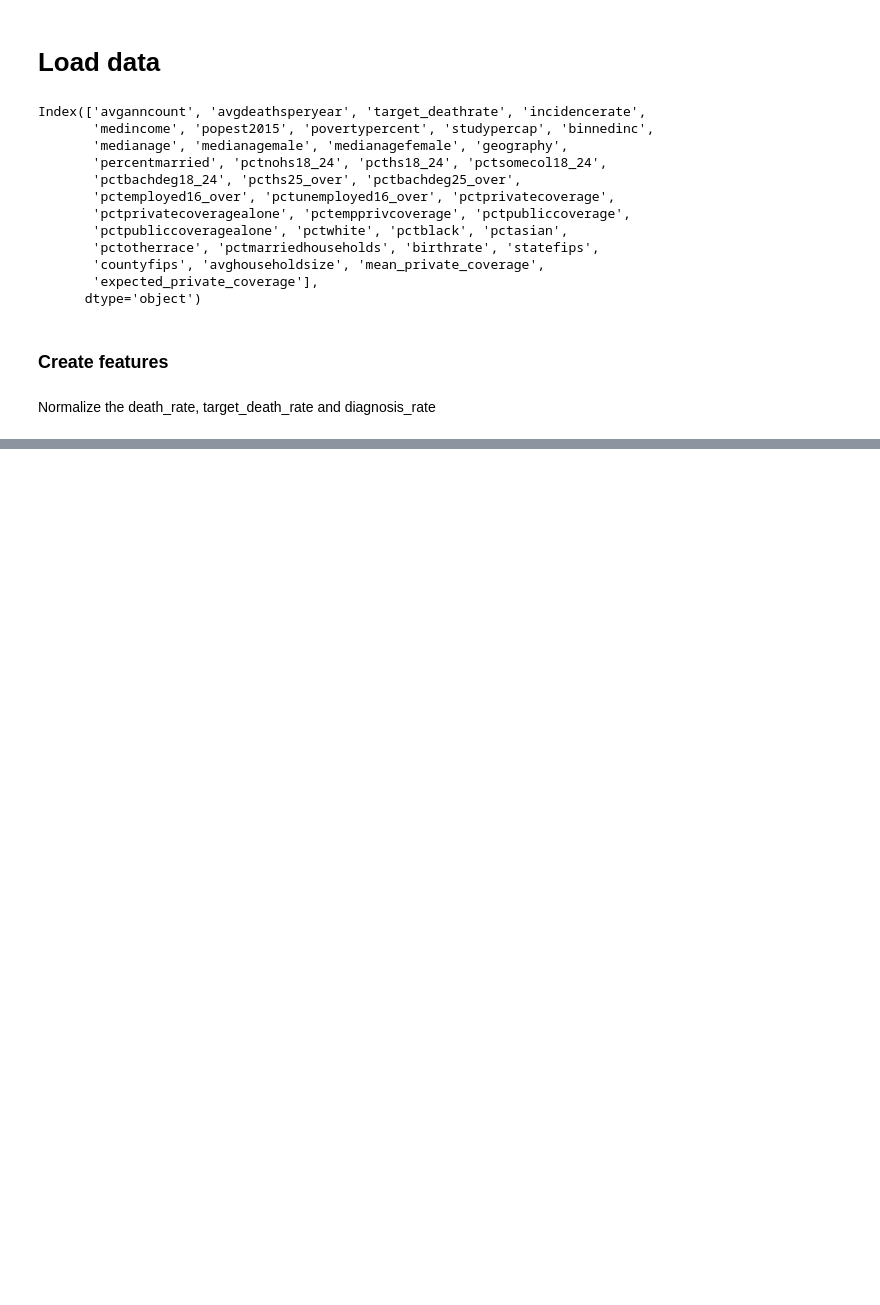
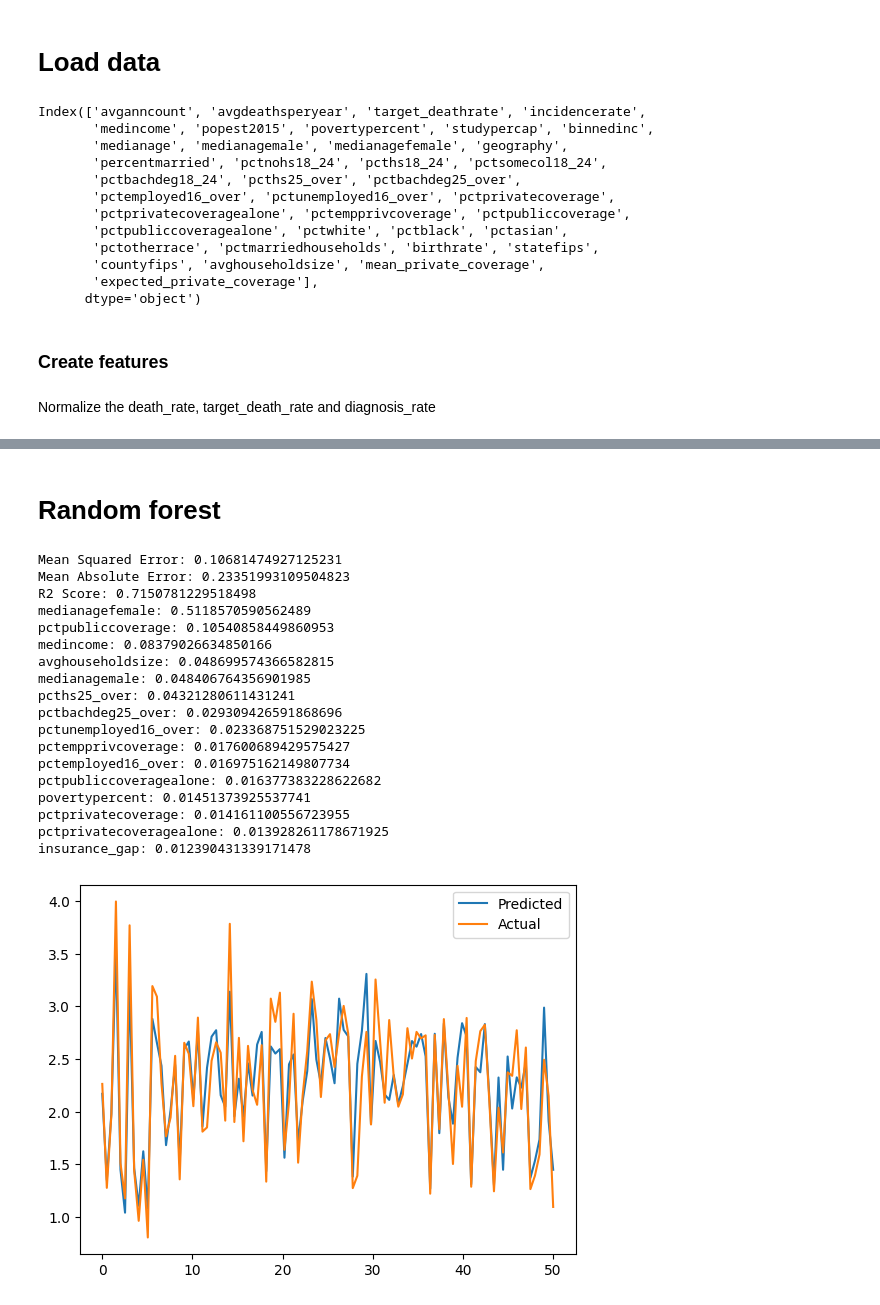
Before and after one commit to datamonsterr/Predict_cancer_mortality, a Jupyter notebook: deep_learning_regression.ipynb, the cells around one changed output, grey strips where cells are left out. Drawn from its saved outputs; the diff is of its cells as text; code cells hidden in the pictures; blank space fills up the shorter version.

```diff
--- a/deep_learning_regression.ipynb
+++ b/deep_learning_regression.ipynb
@@ -193,0 +259,48 @@ R2 Score: 0.7400086914115447
+# %% [markdown]
+# Random forest
+# %%
+from sklearn.ensemble import RandomForestRegressor
+
+rf = RandomForestRegressor(n_estimators=50, random_state=42)
+rf.fit(X_train, y_train)
+
+y_pred_rf = rf.predict(X_test)
+
+mse_rf = mean_squared_error(y_test, y_pred_rf)
+mae_rf = mean_absolute_error(y_test, y_pred_rf)
+r2_rf = r2_score(y_test, y_pred_rf)
+print(f"Mean Squared Error: {mse_rf}")
+print(f"Mean Absolute Error: {mae_rf}")
+print(f"R2 Score: {r2_rf}")
+
+# Plot the results
+sample = np.linspace(0, 50, 100)
+plt.plot(sample, y_pred_rf[0:100])
+plt.plot(sample, y_test[0:100])
+plt.legend(["Predicted", "Actual"])
+
+# Print the feature importance
+importances = rf.feature_importances_
+indices = np.argsort(importances)[::-1]
+for f in range(X_train.shape[1]):
+    print(f"{features[indices[f]]}: {importances[indices[f]]}")
+# %% [output]
+Mean Squared Error: 0.10681474927125231
+Mean Absolute Error: 0.23351993109504823
+R2 Score: 0.7150781229518498
+medianagefemale: 0.5118570590562489
+pctpubliccoverage: 0.10540858449860953
+medincome: 0.08379026634850166
+avghouseholdsize: 0.048699574366582815
+medianagemale: 0.048406764356901985
+pcths25_over: 0.04321280611431241
+pctbachdeg25_over: 0.029309426591868696
+pctunemployed16_over: 0.023368751529023225
+pctempprivcoverage: 0.017600689429575427
+pctemployed16_over: 0.016975162149807734
+pctpubliccoveragealone: 0.016377383228622682
+povertypercent: 0.01451373925537741
+pctprivatecoverage: 0.014161100556723955
+pctprivatecoveragealone: 0.013928261178671925
+insurance_gap: 0.012390431339171478
+[figure, added]
```
Also changed, not shown: parts of 10 cells of this notebook, 6 other files.
